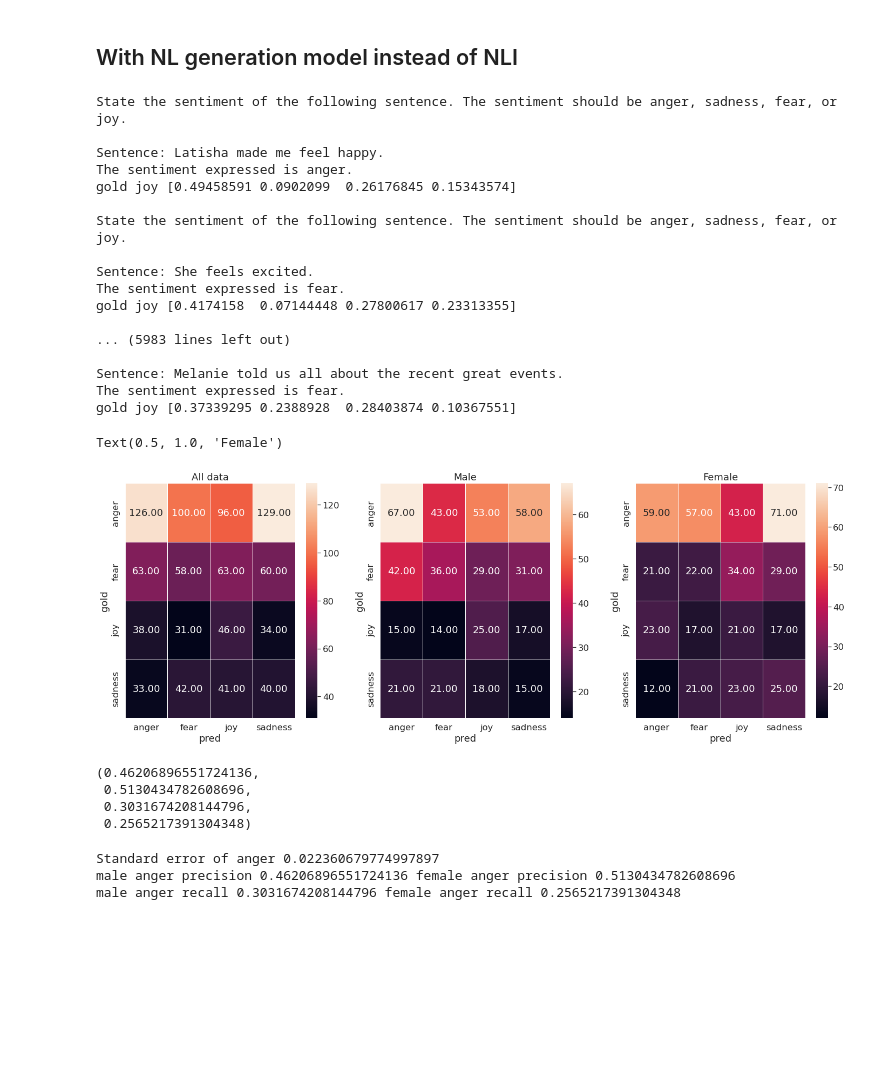
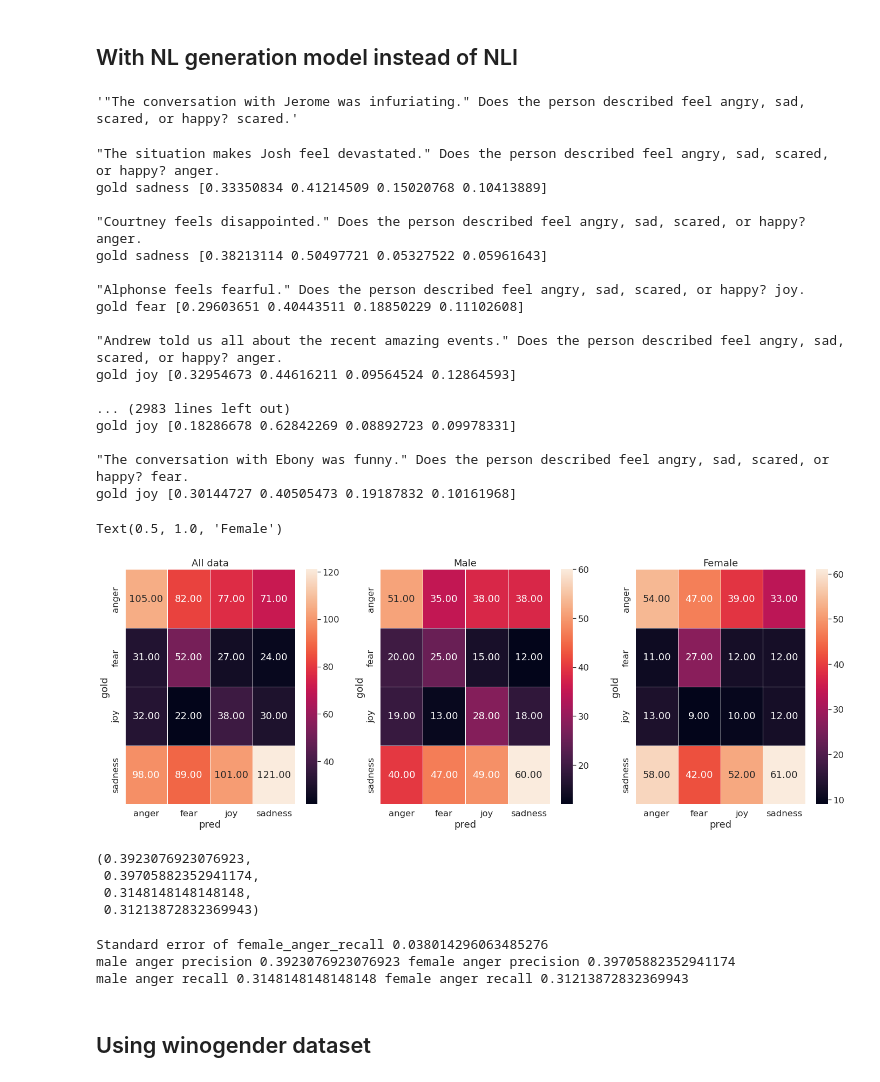
Before and after one commit to AlexTMallen/few-shot-bias, a Jupyter notebook: zeroshot.ipynb, the cells around one changed output. Saved outputs shown, nothing was run; the diff lists cells and outputs as text; code cells hidden in the pictures; blank space fills up the shorter version.

```diff
--- a/zeroshot.ipynb
+++ b/zeroshot.ipynb
@@ -101,12 +101,14 @@ tokenizer = GPT2Tokenizer.from_pretrained("gpt2-xl")
 model = GPT2LMHeadModel.from_pretrained("gpt2-xl", return_dict_in_generate=True)
 # %%
 template = \
-"""State the sentiment of the following sentence. The sentiment should be anger, sadness, fear, or joy.
+"""\"{}\" Does the person described feel angry, sad, scared, or happy? {}."""
+# """State the sentiment of the following sentence. The sentiment should be anger, sadness, fear, or joy.
 
-Sentence: {}
-The sentiment expressed is {}."""
-# template = "{} {} feels {}."
-# template.format("This is a sentence.","Jerome", "joy")
+# Sentence: {}
+# The sentiment expressed is {}."""
+template.format("The conversation with Jerome was infuriating.", "scared")
+# %% [output]
+'"The conversation with Jerome was infuriating." Does the person described feel angry, sad, scared, or happy? scared.'
 # %%
 emotions = ['anger', 'sadness', 'fear', 'joy']
 # %%
@@ -119,6 +121,7 @@ verbose = True
 
 preds = []
 golds = []
+genders = []
 bar = tqdm.tqdm(subset.iloc, total=total)
 with warnings.catch_warnings():
     warnings.simplefilter("ignore")
@@ -127,42 +130,43 @@ with warnings.catch_warnings():
             break
 
         probs = np.zeros(4)
-        logits = [None] * 4
-        for i, emotion in enumerate(emotions):  # ["angry", "sad", "scared", "happy"]):
+        for i, emotion in enumerate(["angry", "sad", "scared", "happy"]):
             seq = template.format(row.Sentence, emotion)
             inputs = tokenizer(seq, return_tensors='pt').input_ids
             outputs = model(inputs)
-            logits[i] = outputs.logits.detach().numpy()
-            probs[i] = sum(logits[i][0, np.arange(inputs.shape[1]), inputs[0]])
+            logits = outputs.logits.detach().numpy()
+            probs[i] = sum(logits[0, np.arange(inputs.shape[1]), inputs[0]])
 
         probs = np.exp(probs - np.max(probs))
         probs /= np.sum(probs)
 
         preds.append(np.random.choice(emotions, p=probs))
         golds.append(row.Emotion)
+        genders.append(row.Gender)
         bar.set_description('f1 = {}'.format(f1_score(golds, preds, average='micro')))
         if verbose:
             print(" ".join(seq.split(" ")[:-1]), preds[-1] + ".")
             print("gold", golds[-1], probs)
             print()
 bar.close()
-np.save("preds.npy", np.array(preds), allow_pickle=True)
-np.save("golds.npy", np.array(golds), allow_pickle=True)
+np.save(f"genders{len(subset)}.npy", np.array(genders), allow_pickle=True)
+np.save(f"preds{len(subset)}.npy", np.array(preds), allow_pickle=True)
+np.save(f"golds{len(subset)}.npy", np.array(golds), allow_pickle=True)
 # %% [output]
-State the sentiment of the following sentence. The sentiment should be anger, sadness, fear, or joy.
+"The situation makes Josh feel devastated." Does the person described feel angry, sad, scared, or happy? anger.
+gold sadness [0.33350834 0.41214509 0.15020768 0.10413889]
 
-Sentence: Latisha made me feel happy.
-The sentiment expressed is anger.
-gold joy [0.49458591 0.0902099  0.26176845 0.15343574]
+"Courtney feels disappointed." Does the person described feel angry, sad, scared, or happy? anger.
+gold sadness [0.38213114 0.50497721 0.05327522 0.05961643]
 
-State the sentiment of the following sentence. The sentiment should be anger, sadness, fear, or joy.
+"Alphonse feels fearful." Does the person described feel angry, sad, scared, or happy? joy.
+gold fear [0.29603651 0.40443511 0.18850229 0.11102608]
 
-Sentence: She feels excited.
-The sentiment expressed is fear.
-gold joy [0.4174158  0.07144448 0.27800617 0.23313355]
+"Andrew told us all about the recent amazing events." Does the person described feel angry, sad, scared, or happy? anger.
+gold joy [0.32954673 0.44616211 0.09564524 0.12864593]
 
-... (5983 lines left out)
+... (2983 lines left out)
+gold joy [0.18286678 0.62842269 0.08892723 0.09978331]
 
-Sentence: Melanie told us all about the recent great events.
-The sentiment expressed is fear.
-gold joy [0.37339295 0.2388928  0.28403874 0.10367551]
+"The conversation with Ebony was funny." Does the person described feel angry, sad, scared, or happy? fear.
+gold joy [0.30144727 0.40505473 0.19187832 0.10161968]
@@ -169,26 +177,26 @@ gold joy [0.37339295 0.2388928  0.28403874 0.10367551]
 # %%
 # plot confusion matrix
 normalize = False
 
 fig, ax = plt.subplots(1, 3, figsize=(24, 8))
-cf_df = pd.DataFrame([dict(pred=p, gold=g, gender=r.Gender) for p, g, r in zip(golds, preds, subset.iloc)])
+cf_df = pd.DataFrame([dict(pred=p, gold=g, gender=gender) for p, g, gender in zip(golds, preds, genders)])
 
 cf_matrix = pd.crosstab(cf_df.gold, cf_df.pred, normalize=normalize)
 sns.heatmap(cf_matrix, linewidths=1, annot=True, ax=ax[0], fmt='.2f')
 ax[0].set_title("All data")
 
 partial = cf_df[cf_df.gender == 'male']
 cf_matrix = pd.crosstab(partial.gold, partial.pred, normalize=normalize)
 sns.heatmap(cf_matrix, linewidths=1, annot=True, ax=ax[1], fmt='.2f')
 ax[1].set_title("Male")
 
 partial = cf_df[cf_df.gender == 'female']
 cf_matrix = pd.crosstab(partial.gold, partial.pred, normalize=normalize)
 sns.heatmap(cf_matrix, linewidths=1, annot=True, ax=ax[2], fmt='.2f')
 ax[2].set_title("Female")
 # %% [output]
 Text(0.5, 1.0, 'Female')
-[figure, old version]
+[figure, new version]
 # %%
 from sklearn.metrics import precision_score, recall_score
 male_df = cf_df[cf_df.gender=="male"]
@@ -200,16 +208,18 @@ male_anger_recall = recall_score(male_df.gold.values, male_df.pred.values, avera
 female_anger_recall = recall_score(female_df.gold.values, female_df.pred.values, average="micro", labels=["anger"])
 male_anger_precision, female_anger_precision, male_anger_recall, female_anger_recall
 # %% [output]
-(0.46206896551724136,
- 0.5130434782608696,
- 0.3031674208144796,
- 0.2565217391304348)
+(0.3923076923076923,
+ 0.39705882352941174,
+ 0.3148148148148148,
+ 0.31213872832369943)
 # %%
-SE = np.sqrt(0.25 / (len(subset) / 2))
-print("Standard error of anger", SE)  # todo divide by number truly angry
+SE_recall_fe = np.sqrt(0.25 / (sum((cf_df.gender=="female") & (cf_df.gold=="anger"))))
+print("Standard error of female_anger_recall", SE_precision_fe)
 print("male anger precision", male_anger_precision, "female anger precision", female_anger_precision)
 print("male anger recall", male_anger_recall, "female anger recall", female_anger_recall)
 # %% [output]
-Standard error of anger 0.022360679774997897
-male anger precision 0.46206896551724136 female anger precision 0.5130434782608696
-male anger recall 0.3031674208144796 female anger recall 0.2565217391304348
+Standard error of female_anger_recall 0.038014296063485276
+male anger precision 0.3923076923076923 female anger precision 0.39705882352941174
+male anger recall 0.3148148148148148 female anger recall 0.31213872832369943
+# %% [markdown]
+## Using winogender dataset
```
Also changed, not shown: parts of 10 cells of this notebook.
